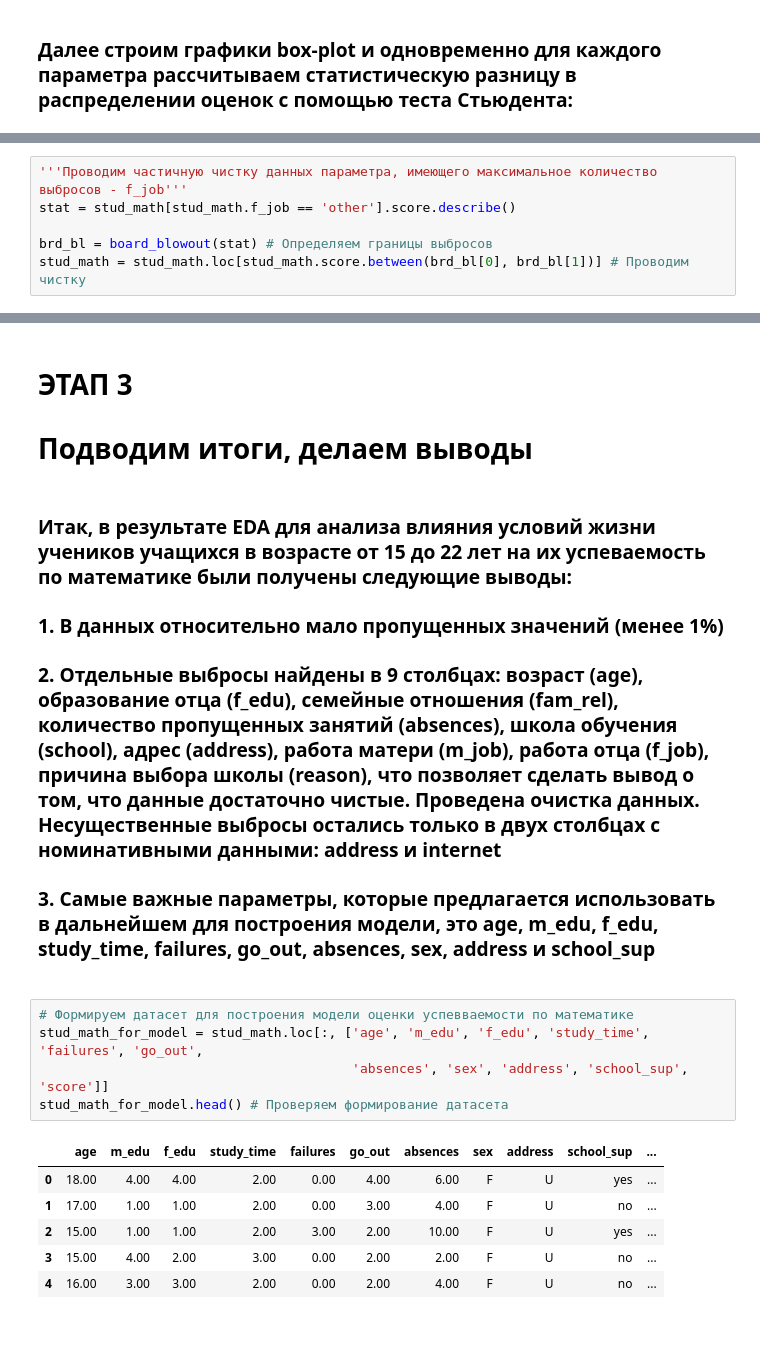
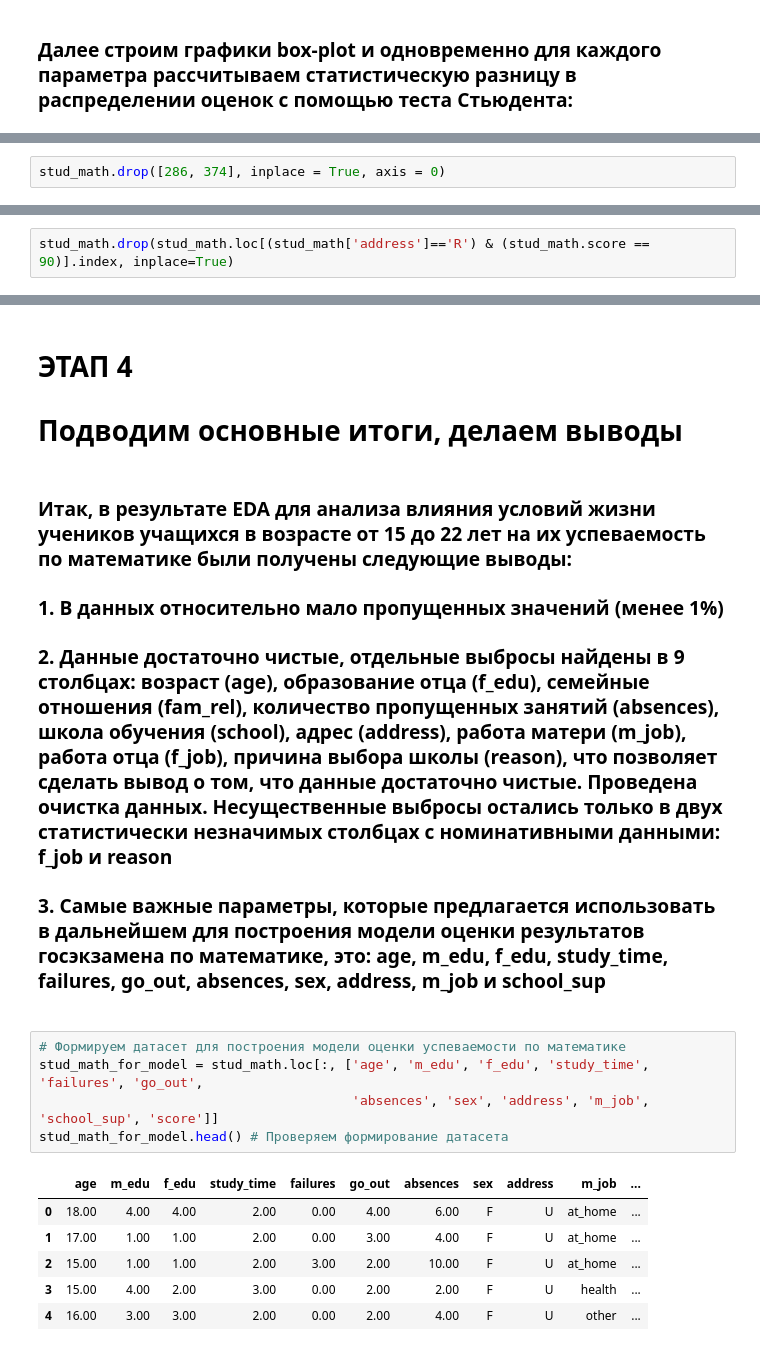
Before and after one commit to Alex-Galkin/My_Projects_AG, a Jupyter notebook: module_2/math_student_life_condit_v1.ipynb, the cells around one changed output, grey strips where cells are left out. Cells and saved outputs as stored; diff of their text form.

```diff
--- a/module_2/math_student_life_condit_v1.ipynb
+++ b/module_2/math_student_life_condit_v1.ipynb
@@ -971,6 +995,0 @@ for clmn in stud_math.columns: # Выводим данные в цикле по
-# %%
-'''Проводим частичную чистку данных параметра, имеющего максимальное количество выбросов - f_job'''
-stat = stud_math[stud_math.f_job == 'other'].score.describe()
-
-brd_bl = board_blowout(stat) # Определяем границы выбросов
-stud_math = stud_math.loc[stud_math.score.between(brd_bl[0], brd_bl[1])] # Проводим чистку
@@ -976,0 +1072,2 @@ stud_math = stud_math.loc[stud_math.score.between(brd_bl[0], brd_bl[1])] # Пр
+# %%
+stud_math.drop([286, 374], inplace = True, axis = 0)
@@ -977,3 +1152,5 @@ stud_math = stud_math.loc[stud_math.score.between(brd_bl[0], brd_bl[1])] # Пр
+# %%
+stud_math.drop(stud_math.loc[(stud_math['address']=='R') & (stud_math.score == 90)].index, inplace=True)
 # %%
 '''Проверяем полученный результат'''
 for clmn in stud_math.columns:
@@ -1113,22 +1217,22 @@ Name: score, dtype: float64
 ###
 # %% [markdown]
-# ЭТАП 3
-# Подводим итоги, делаем выводы
+# ЭТАП 4
+# Подводим основные итоги, делаем выводы
 # %% [markdown]
 ### Итак, в результате EDA для анализа влияния условий жизни учеников учащихся в возрасте от 15 до 22 лет на их успеваемость по математике были получены следующие выводы:
 ### 1. В данных относительно мало пропущенных значений (менее 1%)
-### 2. Отдельные выбросы найдены в 9 столбцах: возраст (age), образование отца (f_edu), семейные отношения (fam_rel), количество пропущенных занятий (absences), школа обучения (school), адрес (address), работа матери (m_job), работа отца (f_job), причина выбора школы (reason), что позволяет сделать вывод о том, что данные достаточно чистые. Проведена очистка данных. Несущественные выбросы остались только в двух столбцах с номинативными данными: address и internet
-### 3. Самые важные параметры, которые предлагается использовать в дальнейшем для построения модели, это age, m_edu, f_edu, study_time, failures, go_out, absences, sex, address и school_sup
+### 2. Данные достаточно чистые, отдельные выбросы найдены в 9 столбцах: возраст (age), образование отца (f_edu), семейные отношения (fam_rel), количество пропущенных занятий (absences), школа обучения (school), адрес (address), работа матери (m_job), работа отца (f_job), причина выбора школы (reason), что позволяет сделать вывод о том, что данные достаточно чистые. Проведена очистка данных. Несущественные выбросы остались только в двух статистически незначимых столбцах с номинативными данными: f_job и reason
+### 3. Самые важные параметры, которые предлагается использовать в дальнейшем для построения модели оценки результатов госэкзамена по математике, это: age, m_edu, f_edu, study_time, failures, go_out, absences, sex, address, m_job и school_sup
 ###
 # %%
-# Формируем датасет для построения модели оценки успевваемости по математике
+# Формируем датасет для построения модели оценки успеваемости по математике
 stud_math_for_model = stud_math.loc[:, ['age', 'm_edu', 'f_edu', 'study_time', 'failures', 'go_out',
-                                        'absences', 'sex', 'address', 'school_sup', 'score']]
+                                        'absences', 'sex', 'address', 'm_job', 'school_sup', 'score']]
 stud_math_for_model.head() # Проверяем формирование датасета
 # %% [output]
-|  | age | m_edu | f_edu | study_time | failures | go_out | absences | sex | address | school_sup | ... |
-| 0 | 18.00 | 4.00 | 4.00 | 2.00 | 0.00 | 4.00 | 6.00 | F | U | yes | ... |
-| 1 | 17.00 | 1.00 | 1.00 | 2.00 | 0.00 | 3.00 | 4.00 | F | U | no | ... |
-| 2 | 15.00 | 1.00 | 1.00 | 2.00 | 3.00 | 2.00 | 10.00 | F | U | yes | ... |
-| 3 | 15.00 | 4.00 | 2.00 | 3.00 | 0.00 | 2.00 | 2.00 | F | U | no | ... |
-| 4 | 16.00 | 3.00 | 3.00 | 2.00 | 0.00 | 2.00 | 4.00 | F | U | no | ... |
+|  | age | m_edu | f_edu | study_time | failures | go_out | absences | sex | address | m_job | ... |
+| 0 | 18.00 | 4.00 | 4.00 | 2.00 | 0.00 | 4.00 | 6.00 | F | U | at_home | ... |
+| 1 | 17.00 | 1.00 | 1.00 | 2.00 | 0.00 | 3.00 | 4.00 | F | U | at_home | ... |
+| 2 | 15.00 | 1.00 | 1.00 | 2.00 | 3.00 | 2.00 | 10.00 | F | U | at_home | ... |
+| 3 | 15.00 | 4.00 | 2.00 | 3.00 | 0.00 | 2.00 | 2.00 | F | U | health | ... |
+| 4 | 16.00 | 3.00 | 3.00 | 2.00 | 0.00 | 2.00 | 4.00 | F | U | other | ... |
```
Also changed, not shown: parts of 62 cells of this notebook.
